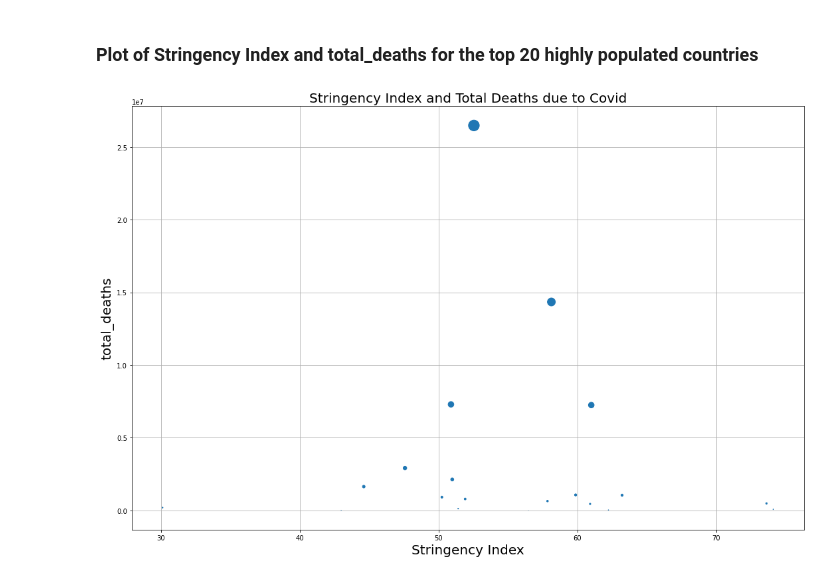
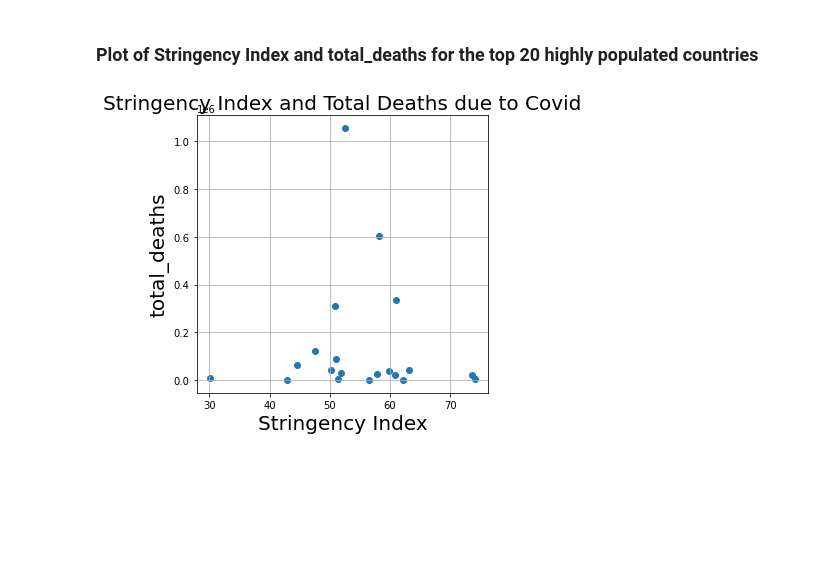
Before and after one commit to Anindita123-code/DataAnalytics, a Jupyter notebook: Final_Project/das_redi_Covid19_Analysis.ipynb, the cells around one changed output. Saved outputs shown, nothing was run; the diff lists cells and outputs as text; code cells hidden in the pictures; blank space fills up the shorter version.

```diff
--- a/Final_Project/das_redi_Covid19_Analysis.ipynb
+++ b/Final_Project/das_redi_Covid19_Analysis.ipynb
@@ -229,12 +231,10 @@ df_inter
 ## Grouping the dataset
 ### Grouping the dataset by Location and then my Month, (The month column has been computed and added, this is derived from the Date column)
 # %%
-# df_final.describe
-# df_noduplicates.groupby(["location","month"]).sum()
 df_grouped = df_inter.groupby(['location', 'month'], as_index=False).agg(
     {
-        'total_cases': 'sum',
-        'total_deaths': 'sum',
+        'total_cases': 'max',
+        'total_deaths': 'max',
         'stringency_index': 'mean',
         'population': 'first',
         'gdp_per_capita': 'first',
@@ -541,13 +541,13 @@ plt.tight_layout()
 ### Plot of Stringency Index and total_deaths for the top 20 highly populated countries
 # %%
 fig, ax = plt.subplots()
-fig.set_size_inches(15, 10, forward=True)
+fig.set_size_inches(5, 5, forward=True)
 # SI_sorted = df_selcoun.sort_values("SI", ascending=False)
-ax.scatter(df_selcoun['SI'], df_selcoun['total_deaths'], s=df_selcoun['total_deaths']*0.00001)
+ax.scatter(df_selcoun['SI'], df_selcoun['total_deaths'])
 ax.set_xlabel('Stringency Index', fontsize=20)
 ax.set_ylabel('total_deaths', fontsize=20)
 ax.set_title('Stringency Index and Total Deaths due to Covid', fontsize=20)
 ax.grid(which='both')
 plt.tight_layout()
 # %% [output]
-[figure, old version]
+[figure, new version]
```
Also changed, not shown: parts of 17 cells of this notebook, 2 other files.
